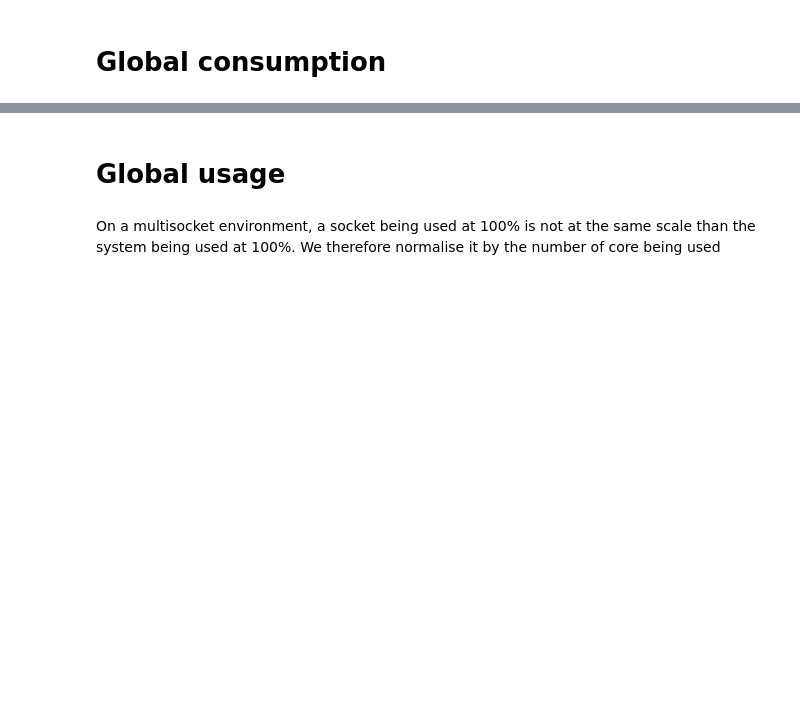
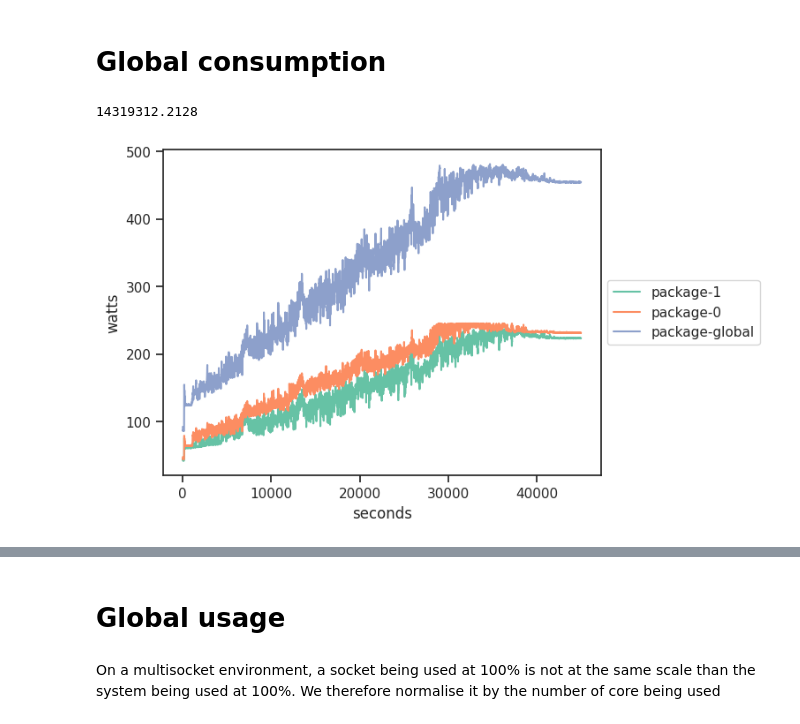
Before and after one commit to jacquetpi/rapl-reader, a Jupyter notebook: investig-consumption.ipynb, the cells around one changed output, grey strips where cells are left out. Saved outputs shown, nothing was run; the diff lists cells and outputs as text; code cells hidden in the pictures; blank space fills up the shorter version.

```diff
--- a/investig-consumption.ipynb
+++ b/investig-consumption.ipynb
@@ -26,6 +36,19 @@ cpu%_package-0
 package_domains_watt = list()
 for domain in domains_unique:
     if domain.startswith('package-'): package_domains_watt.append(domain)
+# %%
+sns.set_theme(style="ticks")
+palette = sns.color_palette("Set2", len(package_domains_watt))
+ax = sns.lineplot(data=dataset.loc[dataset['domain'].isin(package_domains_watt)], x='timestamp', y='measure', hue='domain', palette=palette)
+ax.legend(loc='center left', bbox_to_anchor=(1, 0.5))
+g = ax.set(xlabel='seconds', ylabel='watts')
+
+x = dataset.loc[dataset['domain'] == 'package-global']
+joule1 = x['measure'].sum()*10
+print(joule1)
+# %% [output]
+14319312.2128
+[figure, added]
 # %%
 sns.set_theme(style="ticks")
 palette = sns.color_palette("Set2", len(package_domains_watt))
```
Also changed, not shown: parts of 18 cells of this notebook, 1 other file.
